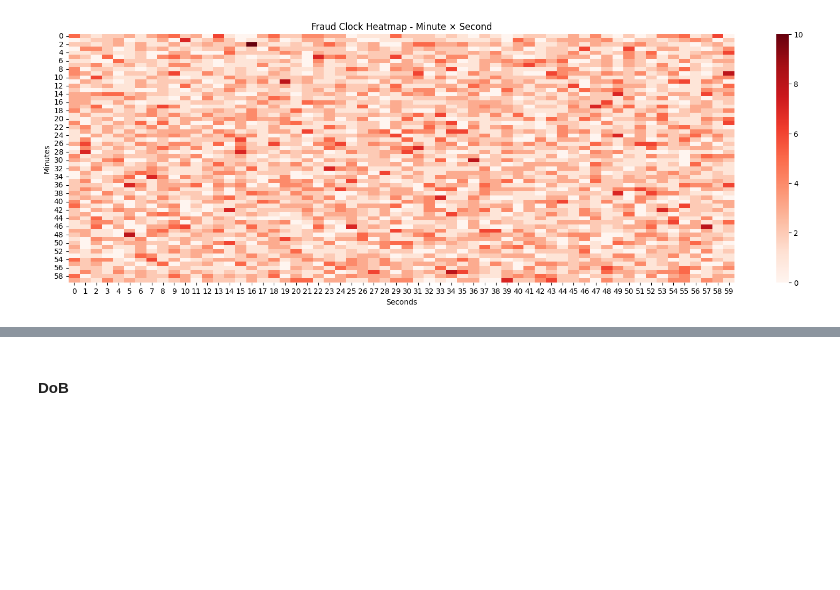
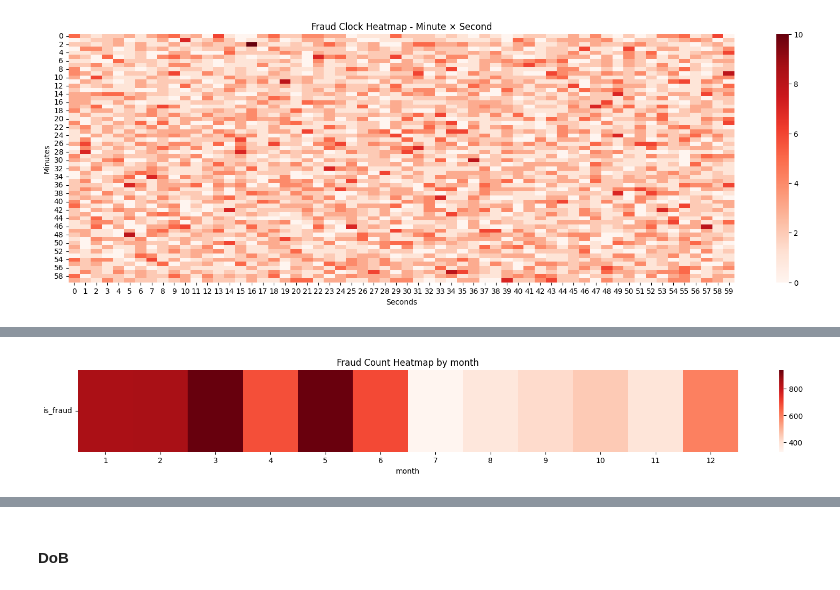
Before and after one commit to AubLambert/FraudDetection, a Jupyter notebook: Fraud_Detection.ipynb, the cells around one changed output, grey strips where cells are left out. Drawn from its saved outputs; the diff is of its cells as text; code cells hidden in the pictures; blank space fills up the shorter version.

```diff
--- a/Fraud_Detection.ipynb
+++ b/Fraud_Detection.ipynb
@@ -319,0 +350,21 @@ plt.show()
+# %%
+def feature_to_target(df, column):
+    partition = df.groupby(column)["is_fraud"].sum().reset_index()
+
+    # reshape into 1-row dataframe
+    heatmap_data = partition.set_index(column).T
+
+    plt.figure(figsize=(20, 2))
+    sns.heatmap(
+        heatmap_data,
+        cmap="Reds",
+        annot=False,  # disable is_fraud count labels
+        cbar=True
+    )
+    plt.title(f"Fraud Count Heatmap by {column}")
+    plt.yticks(rotation=0)
+    plt.show()
+
+feature_to_target(df_viz, "month")
+# %% [output]
+[figure, added]
```
Also changed, not shown: parts of 32 cells of this notebook.
